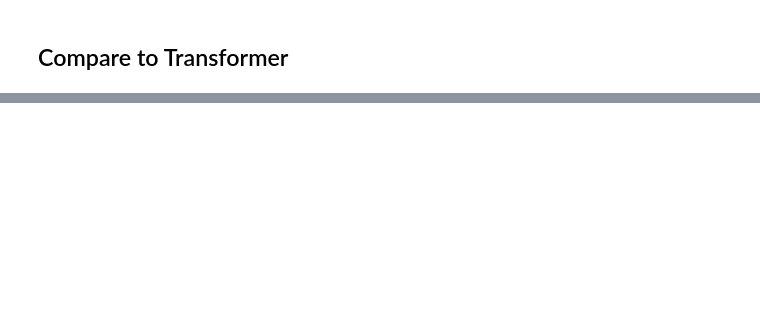
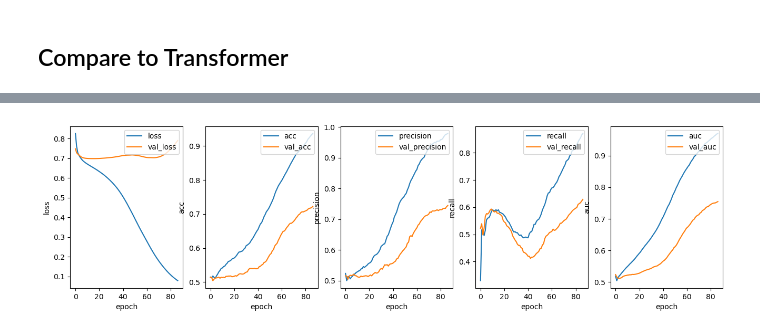
Before and after one commit to Awni00/relational-convolutions, a Jupyter notebook: experiments/set/rel_graphlet_conv_set.ipynb, the cells around one changed output, grey strips where cells are left out. Cells and saved outputs as stored; diff of their text form; code cells hidden in the pictures; blank space fills up the shorter version.

```diff
--- a/experiments/set/rel_graphlet_conv_set.ipynb
+++ b/experiments/set/rel_graphlet_conv_set.ipynb
@@ -236,10 +297,10 @@ utils.plot_history(history, plot_attrs=('loss', 'acc', 'precision', 'recall', 'a
 # use tensorflow_models implementation
 import tensorflow_models as tfm
 
-model = tfm.nlp.models.TransformerEncoder(
+encoder = tfm.nlp.models.TransformerEncoder(
     num_layers=1,
     num_attention_heads=8,
-    intermediate_size=128,
+    intermediate_size=32,
     activation='relu',
     dropout_rate=0.0,
     attention_dropout_rate=0.0,
@@ -248,6 +309,8 @@ model = tfm.nlp.models.TransformerEncoder(
     norm_epsilon=1e-06,
     intermediate_dropout=0.0
 )
+
+model = tf.keras.Sequential([encoder, tf.keras.layers.GlobalAveragePooling1D(), tf.keras.layers.Dense(2)])
 model.build(input_shape=(None, *X_train.shape[1:])); # build model
 model.compile(loss=loss, optimizer=create_opt(), metrics=metrics)
 model.summary()
@@ -255,0 +343,4 @@ ModuleNotFoundError: No module named 'tensorflow_models'
+# %%
+train_ds = sample_train_ds(X_train, y_train, 1500)
+
+history = model.fit(train_ds, validation_data=val_ds, epochs=200, callbacks=create_callbacks())
@@ -255,0 +368,4 @@ ModuleNotFoundError: No module named 'tensorflow_models'
+# %%
+utils.plot_history(history, plot_attrs=('loss', 'acc', 'precision', 'recall', 'auc'), figsize=(16, 4))
+# %% [output]
+[figure, added]
```
Also changed, not shown: parts of 15 cells of this notebook.
